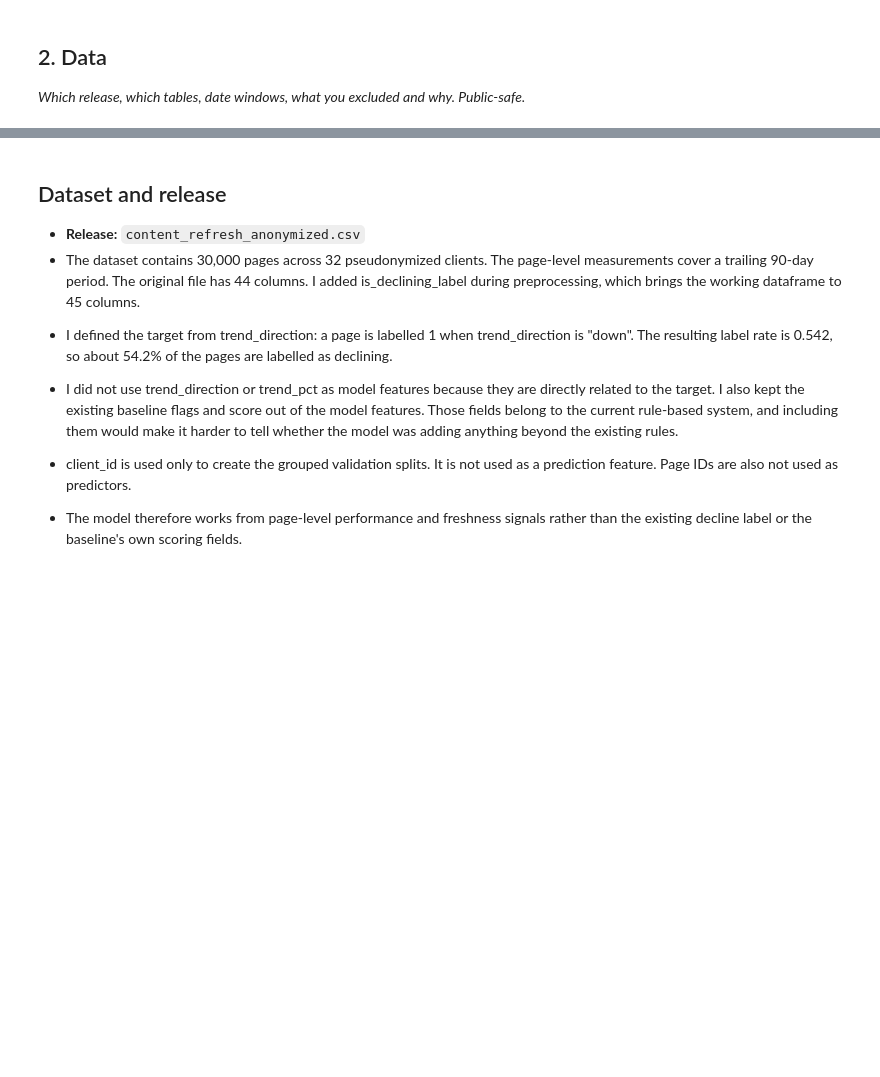
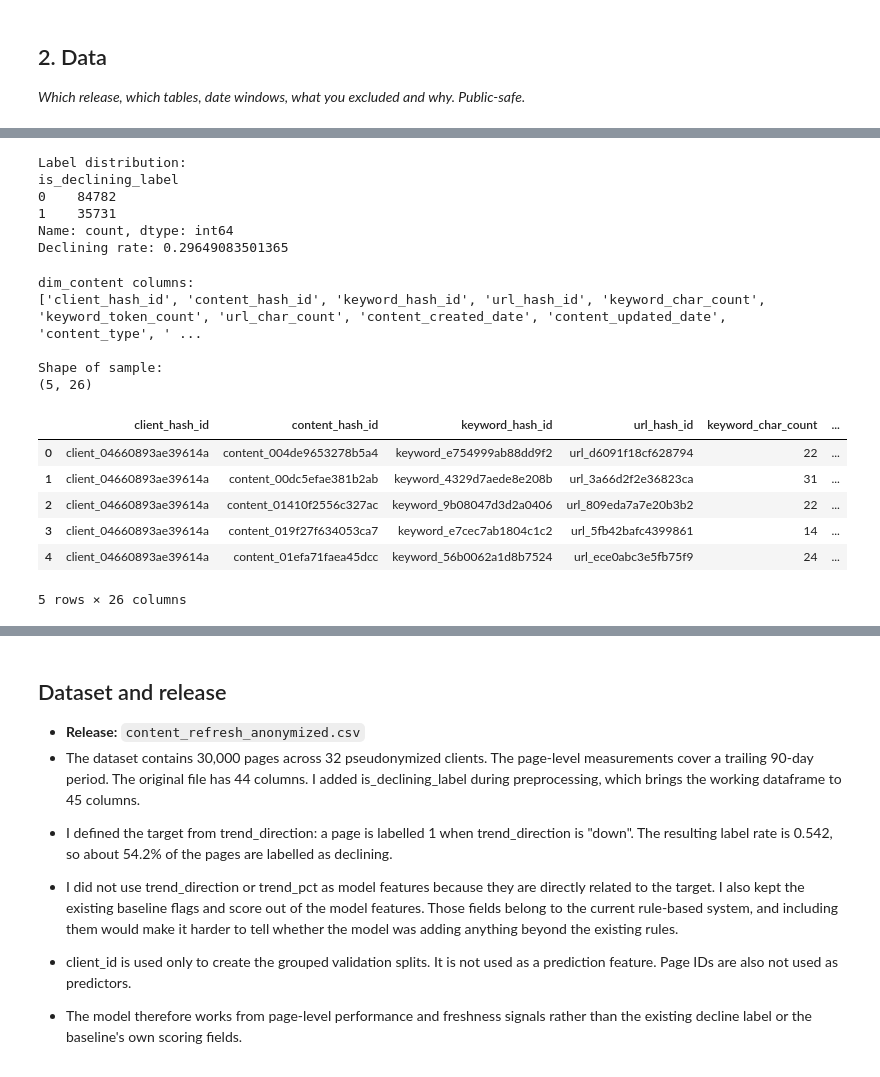
Before and after one commit to KinzaAsif2456/discoverey, a Jupyter notebook: work/notebooks/capstone.ipynb, the cells around one changed output, grey strips where cells are left out. Saved outputs shown, nothing was run; the diff lists cells and outputs as text; code cells hidden in the pictures; blank space fills up the shorter version.

```diff
--- a/work/notebooks/capstone.ipynb
+++ b/work/notebooks/capstone.ipynb
@@ -82,0 +68,12 @@ Index(['content_id', 'client_id', 'search_volume', 'competition',
+# %%
+# STEP 1 - Fetch data from starter repo
+HF_TOKEN = userdata.get("HF_TOKEN")
+con = duckdb.connect()
+con.execute(f"CREATE OR REPLACE SECRET hf (TYPE huggingface, TOKEN '{HF_TOKEN}')")
+
+REL = "hf://datasets/FlyRank/internship-warehouse"
+TABLES = {
+    "dim_clients":      f"read_parquet('{REL}/dim_clients.parquet')",
+    "dim_content":      f"read_parquet('{REL}/dim_content.parquet')",
+    "fact_daily_march": f"read_parquet('{REL}/fact_content_daily_performance/month=2026-03/*.parquet')",
+}
@@ -82,0 +228,53 @@ Index(['content_id', 'client_id', 'search_volume', 'competition',
+# %%
+# STEP 5 — Define decline label
+
+df["is_declining_label"] = (
+    df["impressions_outcome"]
+    < 0.80 * df["impressions_feature_window"]
+).astype(int)
+
+print("Label distribution:")
+print(df["is_declining_label"].value_counts())
+
+print(
+    "Declining rate:",
+    df["is_declining_label"].mean()
+)
+# %% [output]
+Label distribution:
+is_declining_label
+0    84782
+1    35731
+Name: count, dtype: int64
+Declining rate: 0.29649083501365
+# %%
+# STEP 6 — Inspect content metadata
+
+content_df = con.sql(
+    f"""
+    SELECT *
+    FROM {TABLES['dim_content']}
+    LIMIT 5
+    """
+).df()
+
+print("dim_content columns:")
+print(content_df.columns.tolist())
+
+print("\nShape of sample:")
+print(content_df.shape)
+
+display(content_df.head())
+# %% [output]
+dim_content columns:
+['client_hash_id', 'content_hash_id', 'keyword_hash_id', 'url_hash_id', 'keyword_char_count', 'keyword_token_count', 'url_char_count', 'content_created_date', 'content_updated_date', 'content_type', ' ...
+
+Shape of sample:
+(5, 26)
+|  | client_hash_id | content_hash_id | keyword_hash_id | url_hash_id | keyword_char_count | ... |
+| 0 | client_04660893ae39614a | content_004de9653278b5a4 | keyword_e754999ab88dd9f2 | url_d6091f18cf628794 | 22 | ... |
+| 1 | client_04660893ae39614a | content_00dc5efae381b2ab | keyword_4329d7aede8e208b | url_3a66d2f2e36823ca | 31 | ... |
+| 2 | client_04660893ae39614a | content_01410f2556c327ac | keyword_9b08047d3d2a0406 | url_809eda7a7e20b3b2 | 22 | ... |
+| 3 | client_04660893ae39614a | content_019f27f634053ca7 | keyword_e7cec7ab1804c1c2 | url_5fb42bafc4399861 | 14 | ... |
+| 4 | client_04660893ae39614a | content_01efa71faea45dcc | keyword_56b0062a1d8b7524 | url_ece0abc3e5fb75f9 | 24 | ... |
+5 rows × 26 columns
```
Also changed, not shown: parts of 27 cells of this notebook.
